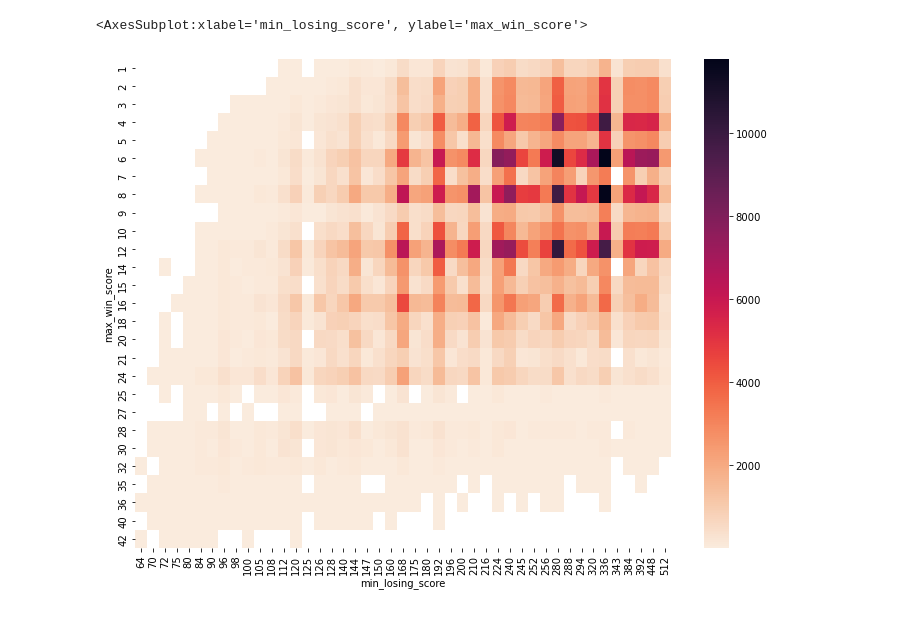
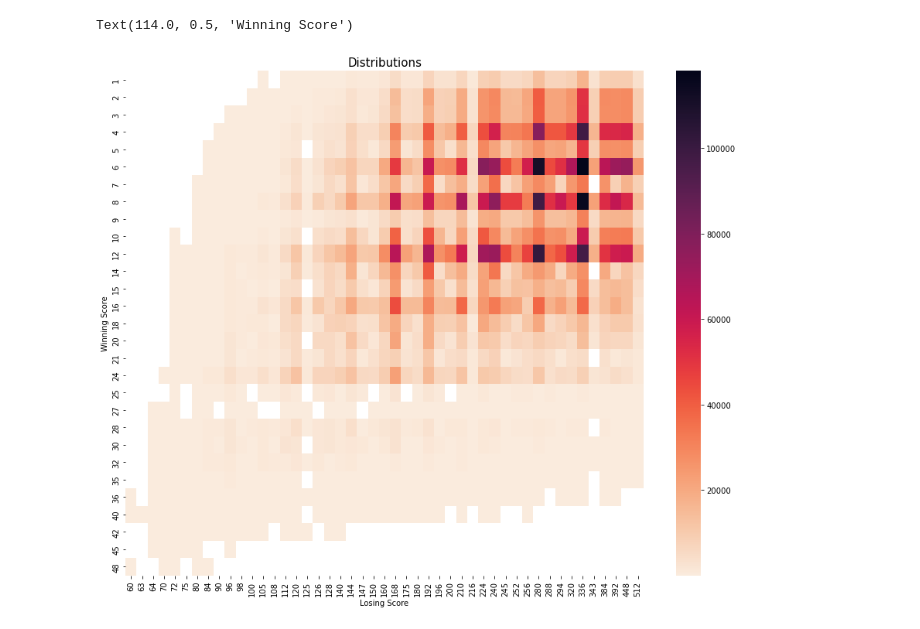
Before and after one commit to lejaja9/Riddlers, a Jupyter notebook: 9:24_Riddler_viz.ipynb, the cells around one changed output. Cells and saved outputs as stored; diff of their text form; code cells hidden in the pictures.

```diff
--- a/9:24_Riddler_viz.ipynb
+++ b/9:24_Riddler_viz.ipynb
@@ -20,7 +20,7 @@ def places():
 # %%
 win_scores = []
 lose_scores = []
-for i in range(1000000):
+for i in range(10000000):
      minny, verstappen = places()
      win_scores.append(minny)
      lose_scores.append(verstappen)
@@ -48,7 +42,10 @@ df2.tail()
 # %%
 heatmap_data = pd.pivot_table(df4, values = 'score_count', index = 'max_win_score', columns = 'min_losing_score')
-plt.figure(figsize=(12,9))
+plt.figure(figsize=(15,12))
 sns.heatmap(heatmap_data, cmap = "rocket_r")
+plt.title("Distributions", fontsize = 15)
+plt.xlabel('Losing Score')
+plt.ylabel('Winning Score')
 # %% [output]
-<AxesSubplot:xlabel='min_losing_score', ylabel='max_win_score'>
+Text(114.0, 0.5, 'Winning Score')
-[figure, old version]
+[figure, new version]
```
Also changed, not shown: parts of 5 cells of this notebook, 1 other file.
